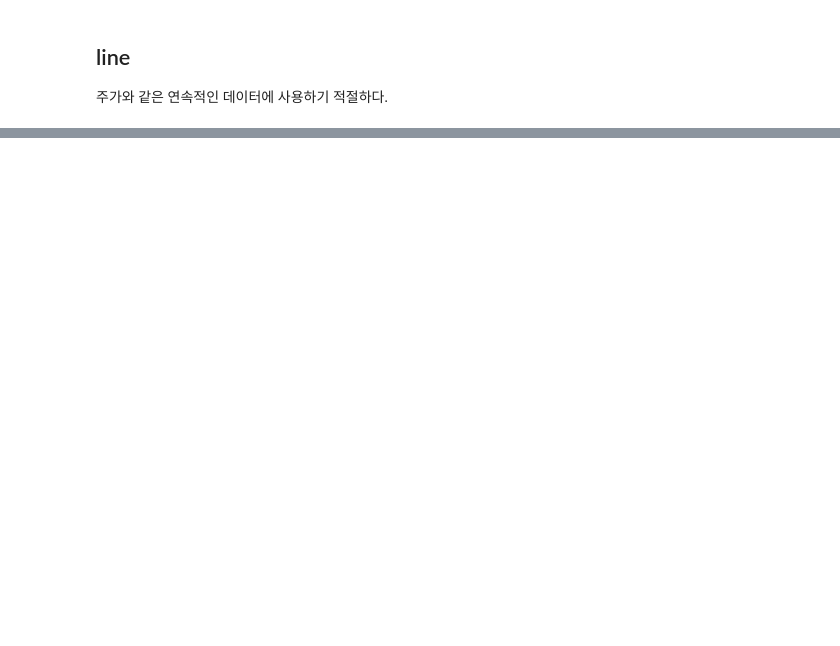
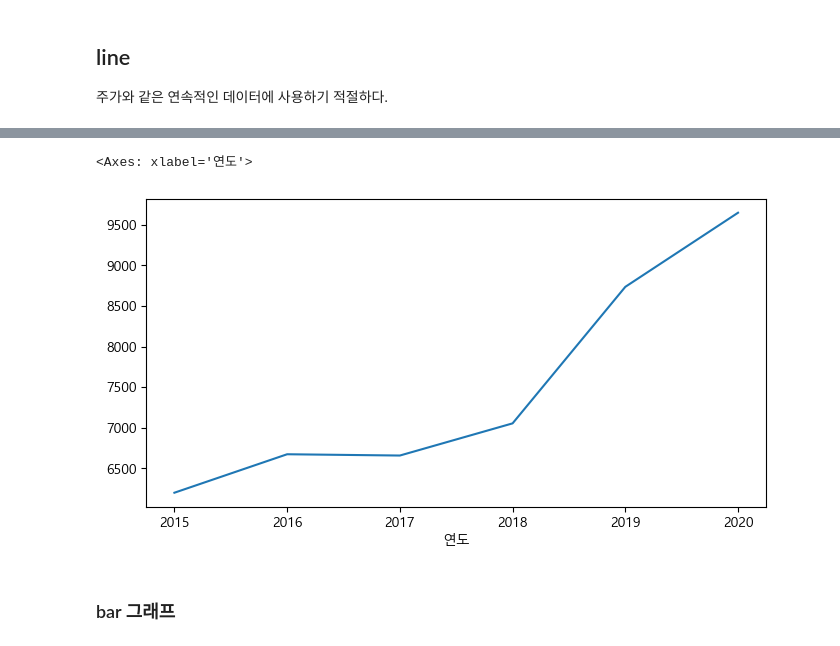
Before and after one commit to KIM-YONG-HA/PYTHON101, a Jupyter notebook: pandas_note/08_DataFrame을 활용한 시각화/d250114_01_dataset.ipynb, the cells around one changed output, grey strips where cells are left out. Cells and saved outputs as stored; diff of their text form; code cells hidden in the pictures; blank space fills up the shorter version.

```diff
--- a/pandas_note/08_DataFrame을 활용한 시각화/d250114_01_dataset.ipynb
+++ b/pandas_note/08_DataFrame을 활용한 시각화/d250114_01_dataset.ipynb
@@ -54,0 +199,4 @@ df['분양가'].plot(kind='line')
+# %%
+cond = df['지역'] == '서울'
+df_seoul = df.loc[cond]
+df_seoul
@@ -54,0 +217,17 @@ df['분양가'].plot(kind='line')
+# %%
+df_seoul_year = df_seoul.groupby('연도').mean(numeric_only=True)
+
+df_seoul_year.head()
+
+
+
+
+# # 인덱스 초기화
+# df_seoul.reset_index(drop=True, inplace=True)
+
+# # 숫자형 데이터 확인 및 처리 (필요한 경우)
+# df_seoul['분양가'] = pd.to_numeric(df_seoul['분양가'], errors='coerce')
+
+# # 그룹화 및 평균 계산
+# df_seoul_year = df_seoul.groupby('연도').mean(numeric_only=True)
+# print(df_seoul_year)
@@ -54,0 +242,7 @@ df['분양가'].plot(kind='line')
+# %%
+df_seoul_year['분양가'].plot(kind='line')
+# %% [output]
+<Axes: xlabel='연도'>
+[figure, added]
+# %% [markdown]
+### bar 그래프
```
Also changed, not shown: parts of 28 cells of this notebook, 7 other files.
